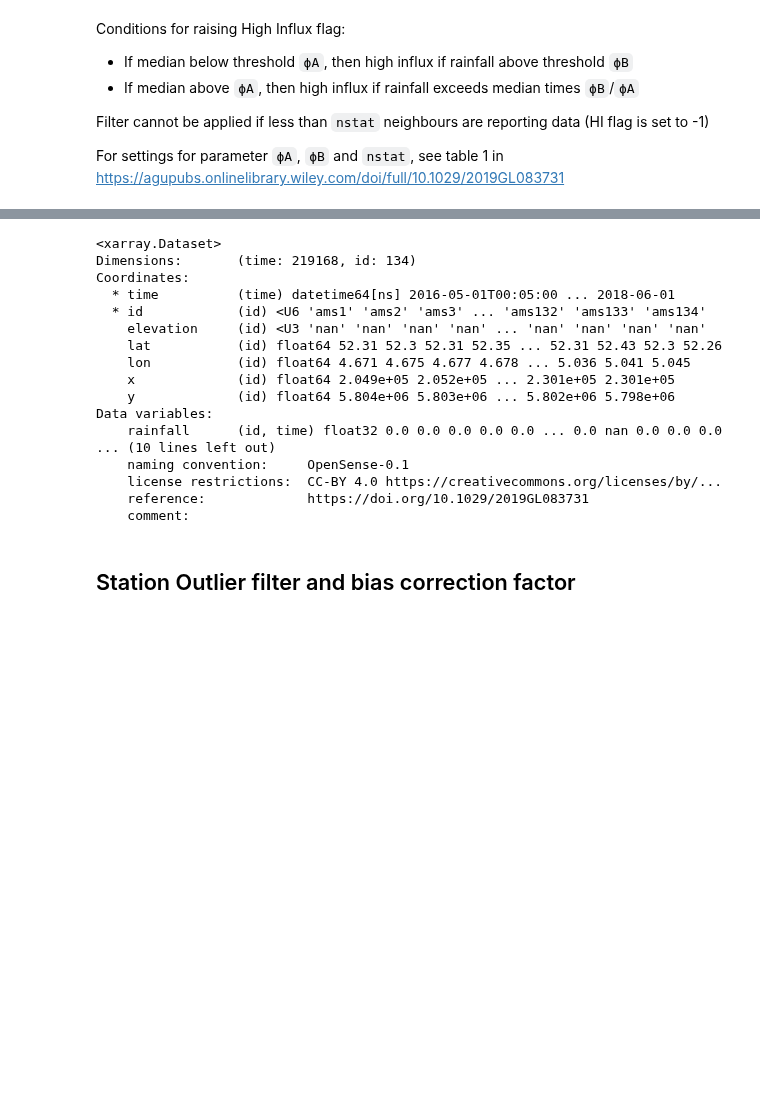
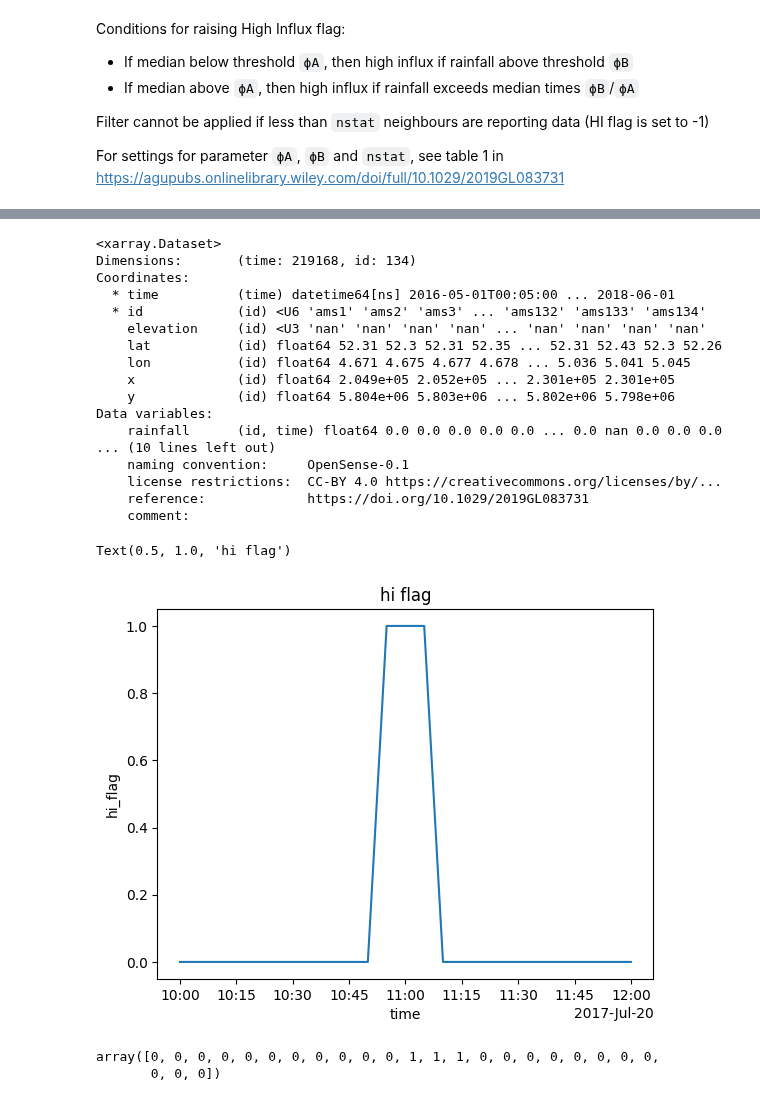
Before and after one commit to lepetersson/pypwsqc, a Jupyter notebook: docs/notebooks/high_influx_filter.ipynb, the cells around one changed output, grey strips where cells are left out. Cells and saved outputs as stored; diff of their text form; code cells hidden in the pictures; blank space fills up the shorter version.

```diff
--- a/docs/notebooks/high_influx_filter.ipynb
+++ b/docs/notebooks/high_influx_filter.ipynb
@@ -169,6 +365,6 @@ hi_flag = pws.flagging.hi_filter(
     nbrs_not_nan=ds_pws.nbrs_not_nan,
     reference=ds_pws.reference,
     hi_thres_a=0.4,
-    hi_thres_b=10,
-    nstat=5,
+    hi_thres_b=0.2,
+    n_stat=5,
 )
@@ -187,11 +398,9 @@ Coordinates:
     x             (id) float64 2.049e+05 2.052e+05 ... 2.301e+05 2.301e+05
     y             (id) float64 5.804e+06 5.803e+06 ... 5.802e+06 5.798e+06
 Data variables:
-    rainfall      (id, time) float32 0.0 0.0 0.0 0.0 0.0 ... 0.0 nan 0.0 0.0 0.0
+    rainfall      (id, time) float64 0.0 0.0 0.0 0.0 0.0 ... 0.0 nan 0.0 0.0 0.0
 ... (10 lines left out)
     naming convention:     OpenSense-0.1
     license restrictions:  CC-BY 4.0 https://creativecommons.org/licenses/by/...
     reference:             https://doi.org/10.1029/2019GL083731
     comment:
-# %% [markdown]
-## Station Outlier filter and bias correction factor
@@ -203,0 +407,15 @@ Data variables:
+# %%
+ds_pws.hi_flag.sel(
+    id="ams105", time=slice("2017-07-20 10:00:00", "2017-07-20 12:00:00")
+).plot()
+plt.title("hi flag")
+# %% [output]
+Text(0.5, 1.0, 'hi flag')
+[figure, added]
+# %%
+ds_pws.hi_flag.sel(
+    id="ams105", time=slice("2017-07-20 10:00:00", "2017-07-20 12:00:00")
+).data
+# %% [output]
+array([0, 0, 0, 0, 0, 0, 0, 0, 0, 0, 0, 1, 1, 1, 0, 0, 0, 0, 0, 0, 0, 0,
+       0, 0, 0])
```
Also changed, not shown: parts of 20 cells of this notebook, 2 other files.
